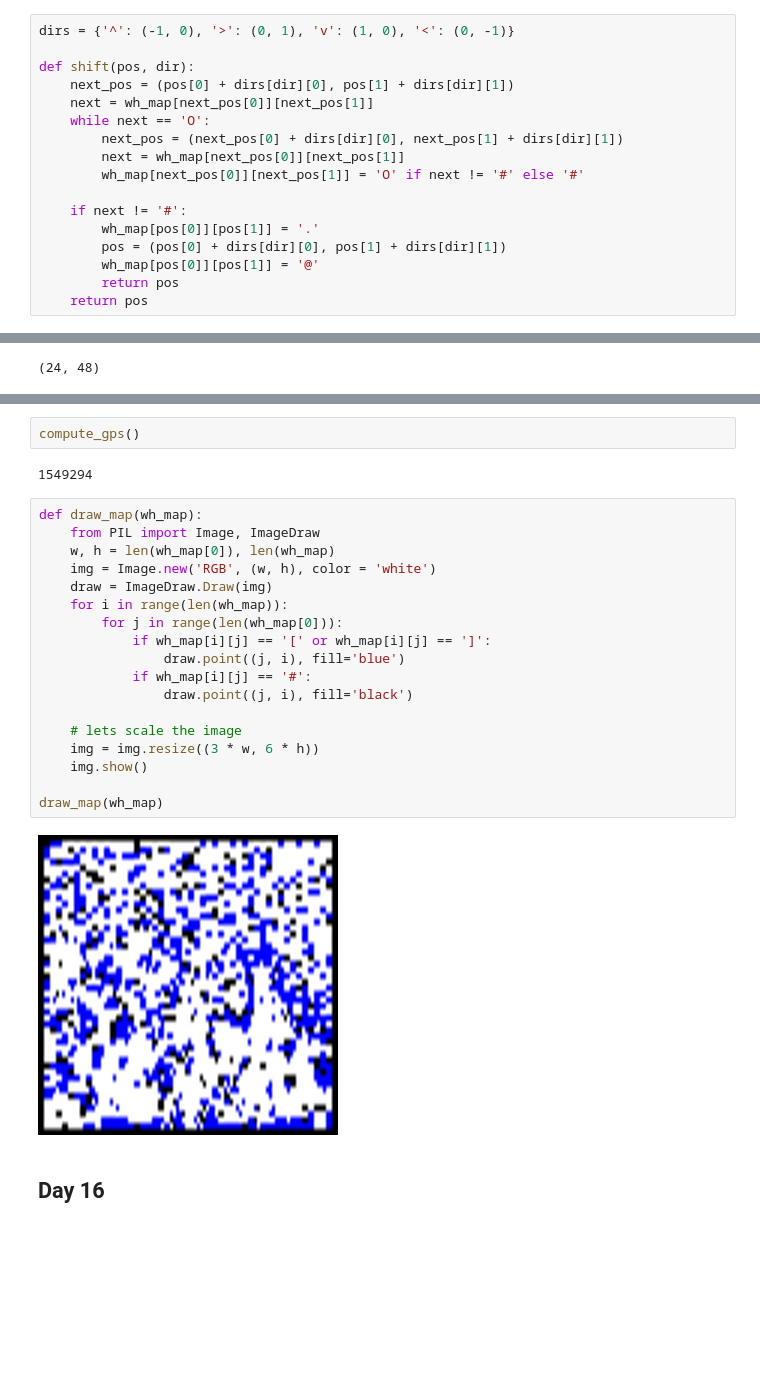
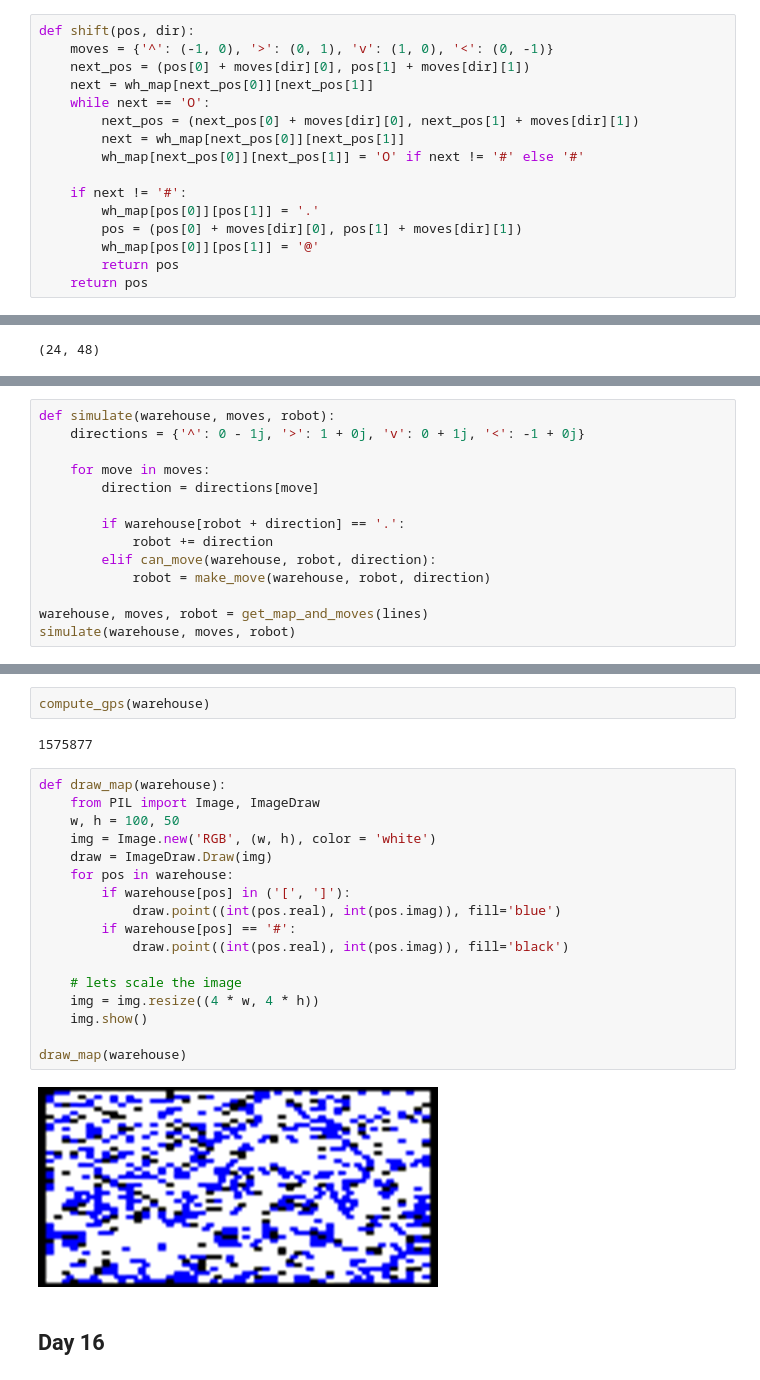
Before and after one commit to davidmiheev/aoc-2024, a Jupyter notebook: advent_of_code_2024.ipynb, the cells around one changed output, grey strips where cells are left out. Drawn from its saved outputs; the diff is of its cells as text; blank space fills up the shorter version.

```diff
--- a/advent_of_code_2024.ipynb
+++ b/advent_of_code_2024.ipynb
@@ -1190,19 +1183,18 @@ def get_map(lines):
 
 wh_map, moves = get_map(lines)
 # %%
-dirs = {'^': (-1, 0), '>': (0, 1), 'v': (1, 0), '<': (0, -1)}
-
 def shift(pos, dir):
-    next_pos = (pos[0] + dirs[dir][0], pos[1] + dirs[dir][1])
+    moves = {'^': (-1, 0), '>': (0, 1), 'v': (1, 0), '<': (0, -1)}
+    next_pos = (pos[0] + moves[dir][0], pos[1] + moves[dir][1])
     next = wh_map[next_pos[0]][next_pos[1]]
     while next == 'O':
-        next_pos = (next_pos[0] + dirs[dir][0], next_pos[1] + dirs[dir][1])
+        next_pos = (next_pos[0] + moves[dir][0], next_pos[1] + moves[dir][1])
         next = wh_map[next_pos[0]][next_pos[1]]
         wh_map[next_pos[0]][next_pos[1]] = 'O' if next != '#' else '#'
 
     if next != '#':
         wh_map[pos[0]][pos[1]] = '.'
-        pos = (pos[0] + dirs[dir][0], pos[1] + dirs[dir][1])
+        pos = (pos[0] + moves[dir][0], pos[1] + moves[dir][1])
         wh_map[pos[0]][pos[1]] = '@'
         return pos
     return pos
@@ -1334 +1446,15 @@ start
+# %%
+def simulate(warehouse, moves, robot):
+    directions = {'^': 0 - 1j, '>': 1 + 0j, 'v': 0 + 1j, '<': -1 + 0j}
+
+    for move in moves:
+        direction = directions[move]
+
+        if warehouse[robot + direction] == '.':
+            robot += direction
+        elif can_move(warehouse, robot, direction):
+            robot = make_move(warehouse, robot, direction)
+
+warehouse, moves, robot = get_map_and_moves(lines)
+simulate(warehouse, moves, robot)
 # %%
@@ -1343,27 +1477,26 @@ def compute_gps():
 # %%
-compute_gps()
+compute_gps(warehouse)
 # %% [output]
-1549294
+1575877
 # %%
-def draw_map(wh_map):
+def draw_map(warehouse):
     from PIL import Image, ImageDraw
-    w, h = len(wh_map[0]), len(wh_map)
+    w, h = 100, 50
     img = Image.new('RGB', (w, h), color = 'white')
     draw = ImageDraw.Draw(img)
-    for i in range(len(wh_map)):
-        for j in range(len(wh_map[0])):
-            if wh_map[i][j] == '[' or wh_map[i][j] == ']':
-                draw.point((j, i), fill='blue')
-            if wh_map[i][j] == '#':
-                draw.point((j, i), fill='black')
+    for pos in warehouse:
+        if warehouse[pos] in ('[', ']'):
+            draw.point((int(pos.real), int(pos.imag)), fill='blue')
+        if warehouse[pos] == '#':
+            draw.point((int(pos.real), int(pos.imag)), fill='black')
 
     # lets scale the image
-    img = img.resize((3 * w, 6 * h))
+    img = img.resize((4 * w, 4 * h))
     img.show()
 
-draw_map(wh_map)
+draw_map(warehouse)
 # %% [output]
-[figure, old version]
+[figure, new version]
 # %% [markdown]
 ## Day 16
 # %%
```
Also changed, not shown: parts of 67 cells of this notebook, 1 other file.
